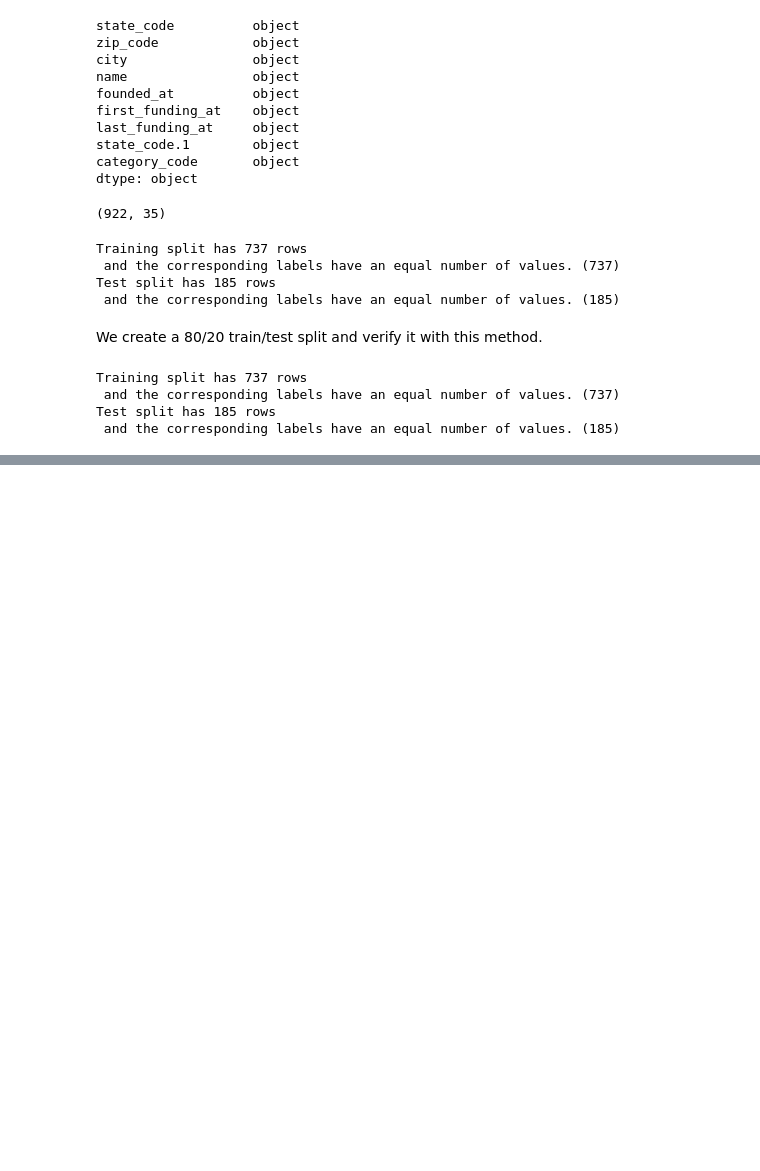
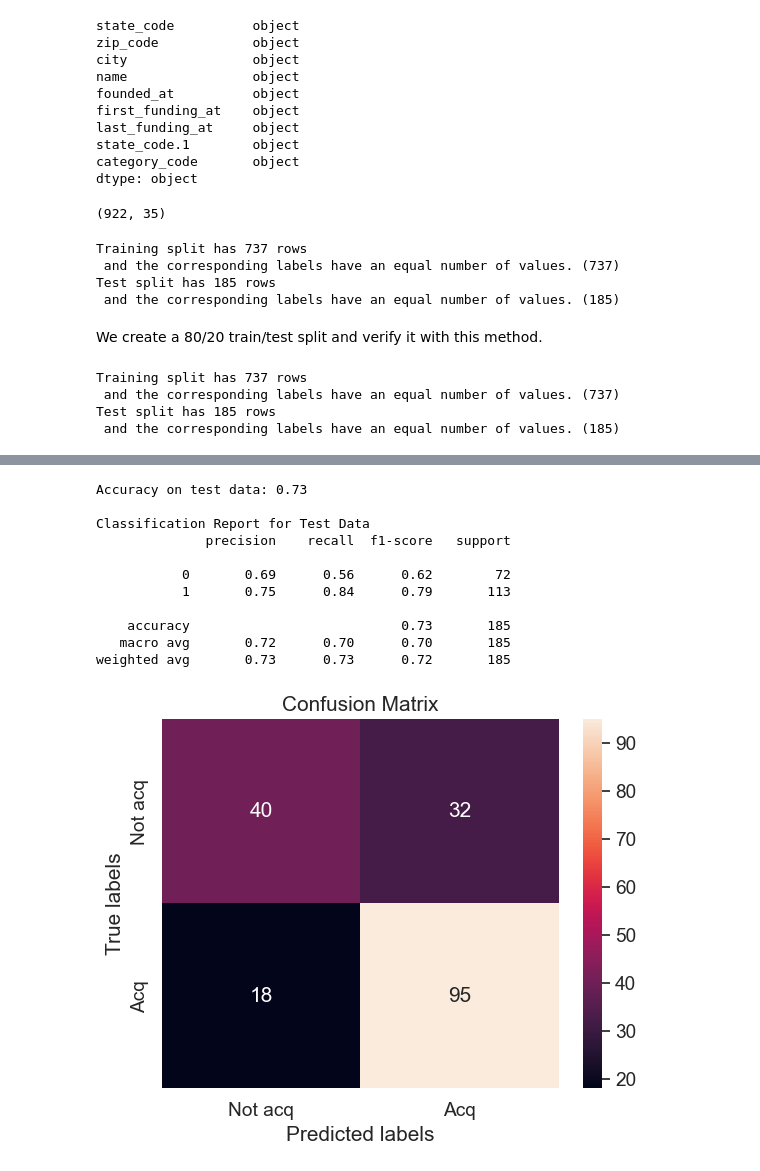
Before and after one commit to emurillo98/capstone-2, a Jupyter notebook: startup_prediction.ipynb, the cells around one changed output, grey strips where cells are left out. Saved outputs shown, nothing was run; the diff lists cells and outputs as text; code cells hidden in the pictures; blank space fills up the shorter version.

Commit message:
Modeling Step

```diff
--- a/startup_prediction.ipynb
+++ b/startup_prediction.ipynb
@@ -539,0 +659,11 @@ Xss_train.loc[Xss_train['funding_total_usd']>1]
+# %%
+test_scores= []
+train_scores= []
+
+for i in range (1,10):
+
+    knn = KNeighborsClassifier(n_neighbors = i)
+    knn.fit(Xss_train , yss_train)
+
+    train_scores.append(knn.score(Xss_train, yss_train))
+    test_scores.append(knn.score(Xss_test, yss_test))
@@ -539,0 +700,34 @@ Xss_train.loc[Xss_train['funding_total_usd']>1]
+# %%
+knn = KNeighborsClassifier(p=2,weights='distance',n_neighbors=5)
+knn.fit(Xss_train,yss_train)
+
+# Predict with model
+y_pred_knn = knn.predict(Xss_test)
+
+#Build Report and Confusion Matrix
+print(f'Accuracy on test data: {accuracy_score(yss_test,y_pred_knn):.2f}', '\n')
+print("Classification Report for Test Data")
+print(classification_report(yss_test, y_pred_knn))
+cf_matrix_knn_test = confusion_matrix(yss_test, y_pred_knn)
+
+#Create confusion matrix for test
+ax= plt.subplot()
+sns.heatmap(cf_matrix_knn_test, annot=True, fmt='g', ax=ax);  #annot=True to annotate cells, ftm='g' to disable scientific notation
+
+# labels, title and ticks
+ax.set_xlabel('Predicted labels');ax.set_ylabel('True labels');
+ax.set_title('Confusion Matrix');
+ax.xaxis.set_ticklabels(['Not acq', 'Acq']); ax.yaxis.set_ticklabels(['Not acq', 'Acq']);
+# %% [output]
+Accuracy on test data: 0.73
+
+Classification Report for Test Data
+              precision    recall  f1-score   support
+
+           0       0.69      0.56      0.62        72
+           1       0.75      0.84      0.79       113
+
+    accuracy                           0.73       185
+   macro avg       0.72      0.70      0.70       185
+weighted avg       0.73      0.73      0.72       185
+[figure, added]
```
Also changed, not shown: parts of 24 cells of this notebook.
